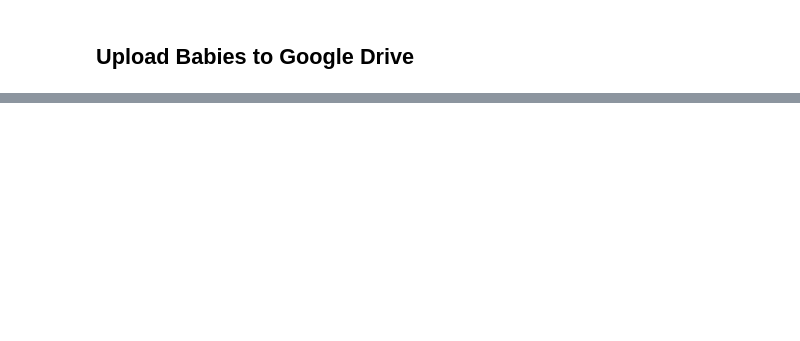
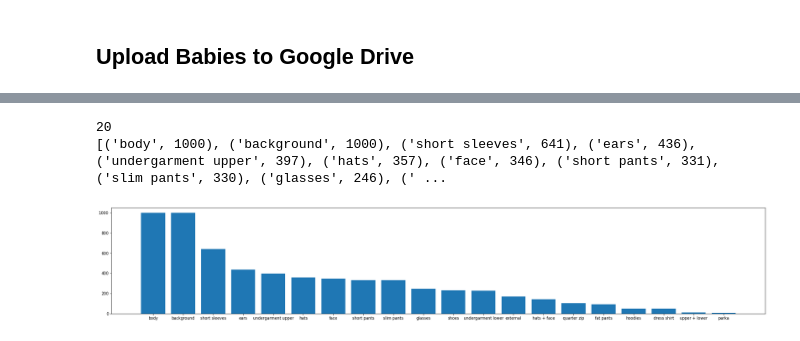
Before and after one commit to divyam-khandelwal/Lonely-Baby-Daycare-NFT, a Jupyter notebook: lonely_baby_daycare.ipynb, the cells around one changed output, grey strips where cells are left out. Cells and saved outputs as stored; diff of their text form; code cells hidden in the pictures; blank space fills up the shorter version.

```diff
--- a/lonely_baby_daycare.ipynb
+++ b/lonely_baby_daycare.ipynb
@@ -588,0 +675,26 @@ Completed 19_lonely_baby.PNG
+# %%
+trait_counts = {}
+for i in range(1000):
+    picked_trait_images = generate_baby_traits(ordered_traits.copy(), traits_base_filepath, babies_base_filepath)
+    base_traits = convert_filepaths_to_base_traits(picked_trait_images)
+
+    base_traits = list(set(base_traits))
+
+    for trait in base_traits:
+        if trait not in trait_counts:
+            trait_counts[trait] = 0
+        trait_counts[trait] += 1
+
+trait_counts_list = trait_counts.items()
+trait_counts_list = sorted(trait_counts_list, key=lambda item: item[1], reverse=True)
+print(len(trait_counts_list))
+print(trait_counts_list)
+x, y = zip(*trait_counts_list)
+
+plt.figure(figsize=(30, 5))  # width:20, height:3
+plt.bar(x, y)
+plt.show()
+# %% [output]
+20
+[('body', 1000), ('background', 1000), ('short sleeves', 641), ('ears', 436), ('undergarment upper', 397), ('hats', 357), ('face', 346), ('short pants', 331), ('slim pants', 330), ('glasses', 246), (' ...
+[figure, added]
```
Also changed, not shown: parts of 10 cells of this notebook, 1 other file.
